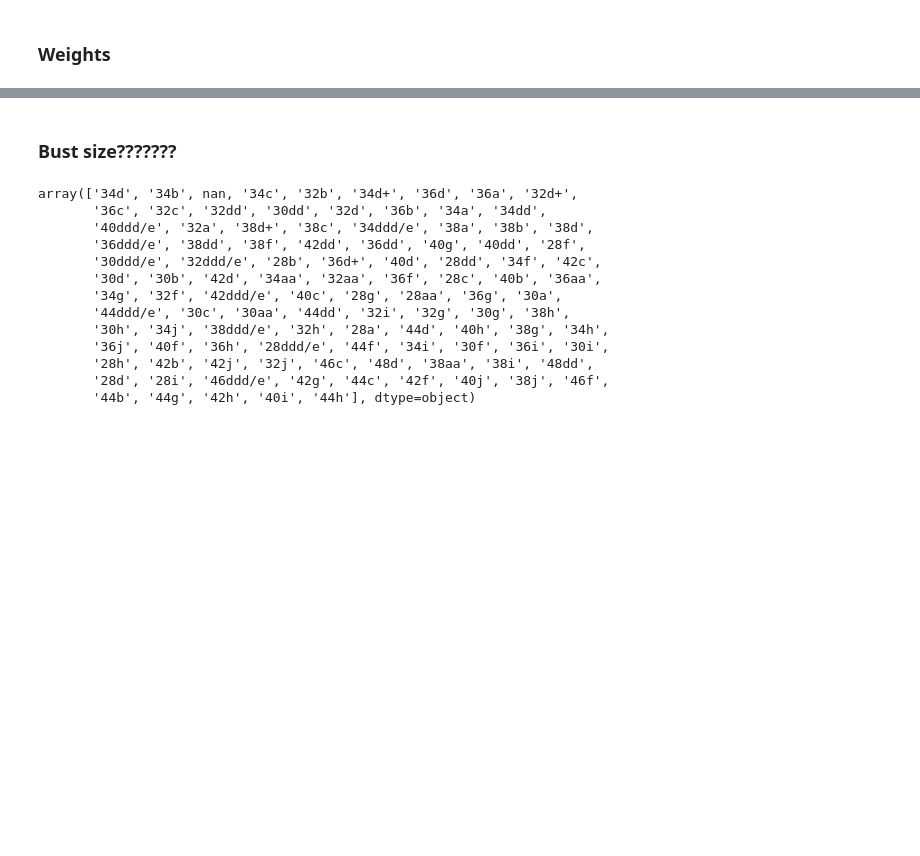
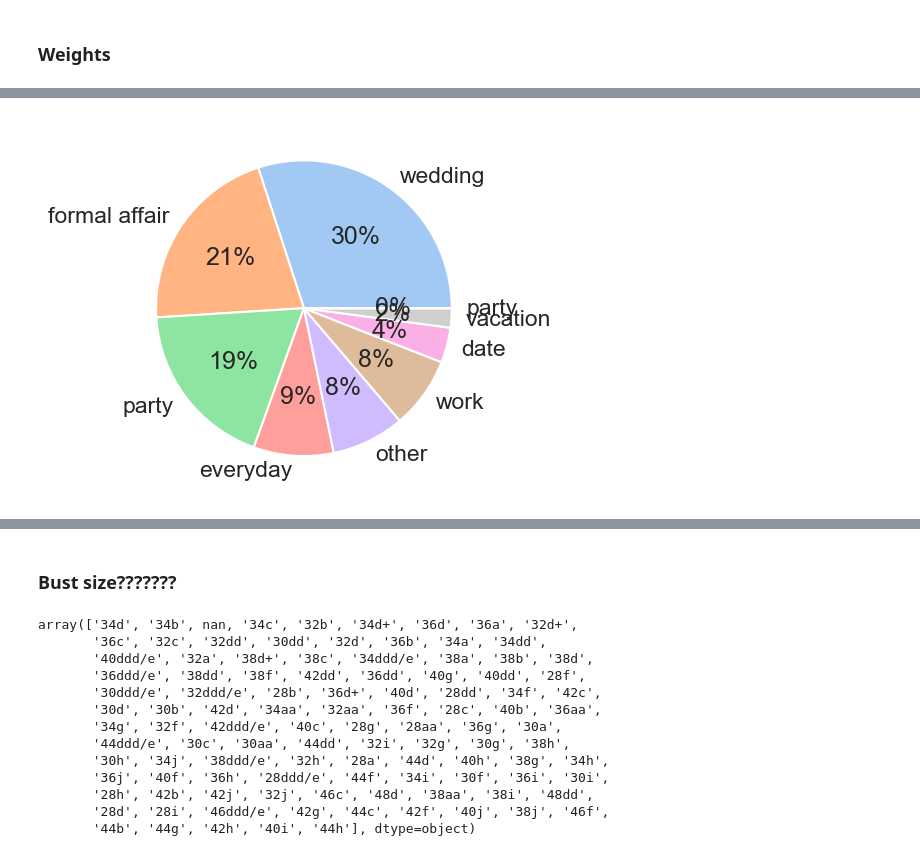
Before and after one commit to zic017/CSE158_Assignment2_Rating_Prediction_of_Clothes, a Jupyter notebook: EDA.ipynb, the cells around one changed output, grey strips where cells are left out. Cells and saved outputs as stored; diff of their text form; code cells hidden in the pictures; blank space fills up the shorter version.

```diff
--- a/EDA.ipynb
+++ b/EDA.ipynb
@@ -278,0 +270,8 @@ category
+# %%
+data = df['rented for'].value_counts().tolist()
+labels = ['wedding', 'formal affair', 'party', 'everyday', 'other', 'work', 'date', 'vacation', 'party']
+colors = sns.color_palette('pastel')[0:9]
+plt.pie(data, labels = labels, colors = colors, autopct='%.0f%%')
+plt.show()
+# %% [output]
+[figure, added]
```
Also changed, not shown: parts of 18 cells of this notebook.
